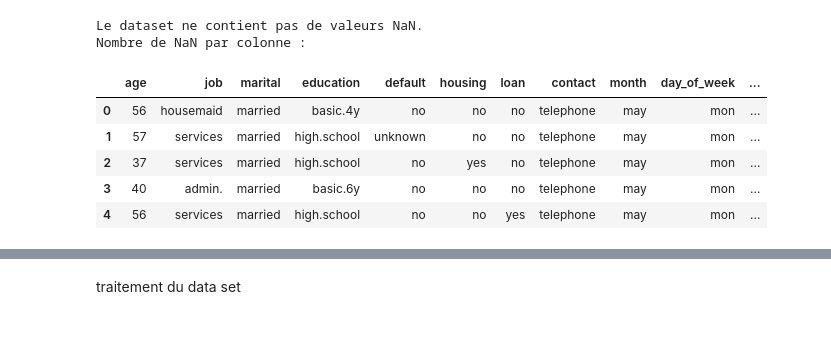
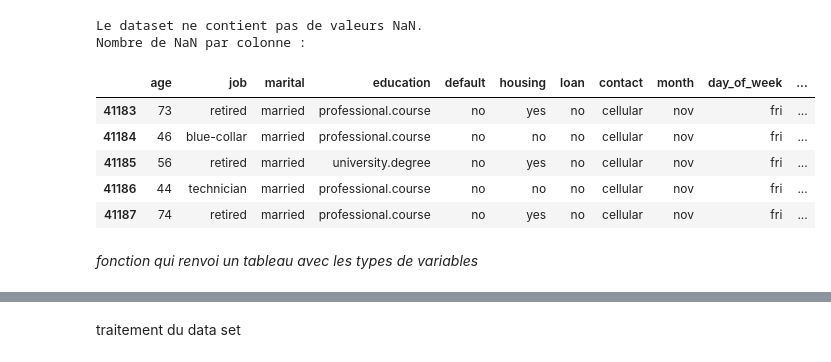
Before and after one commit to Ulrichnk/Projet_macahine_learning, a Jupyter notebook: projet.ipynb, the cells around one changed output, grey strips where cells are left out. Saved outputs shown, nothing was run; the diff lists cells and outputs as text; code cells hidden in the pictures; blank space fills up the shorter version.

```diff
--- a/projet.ipynb
+++ b/projet.ipynb
@@ -28,7 +29,7 @@ output_path = "./2_outputs"
 importation des données
 # %%
 path =input_path + '/bank-additional-full.csv'
-data_set = pd.read_csv(path,sep=";",decimal=",")
+data_set = pd.read_csv(path,sep=";",decimal=".")
 data_set=data_set.drop(columns=['duration'])
 # %%
 # Vérifier si des valeurs NaN sont présentes
@@ -44,12 +45,12 @@ print("Nombre de NaN par colonne :")
 Le dataset ne contient pas de valeurs NaN.
 Nombre de NaN par colonne :
 # %%
-data_set.head()
+data_set.tail()
 # data_set.info()
 # %% [output]
 |  | age | job | marital | education | default | housing | loan | contact | month | day_of_week | ... |
-| 0 | 56 | housemaid | married | basic.4y | no | no | no | telephone | may | mon | ... |
-| 1 | 57 | services | married | high.school | unknown | no | no | telephone | may | mon | ... |
-| 2 | 37 | services | married | high.school | no | yes | no | telephone | may | mon | ... |
-| 3 | 40 | admin. | married | basic.6y | no | no | no | telephone | may | mon | ... |
-| 4 | 56 | services | married | high.school | no | no | yes | telephone | may | mon | ... |
+| 41183 | 73 | retired | married | professional.course | no | yes | no | cellular | nov | fri | ... |
+| 41184 | 46 | blue-collar | married | professional.course | no | no | no | cellular | nov | fri | ... |
+| 41185 | 56 | retired | married | university.degree | no | yes | no | cellular | nov | fri | ... |
+| 41186 | 44 | technician | married | professional.course | no | no | no | cellular | nov | fri | ... |
+| 41187 | 74 | retired | married | professional.course | no | yes | no | cellular | nov | fri | ... |
@@ -59 +57,3 @@ data_set.head()
+# %% [markdown]
+*fonction qui renvoi un tableau avec les types de variables*
 # %%
```
Also changed, not shown: parts of 34 cells of this notebook, 1 other file.
